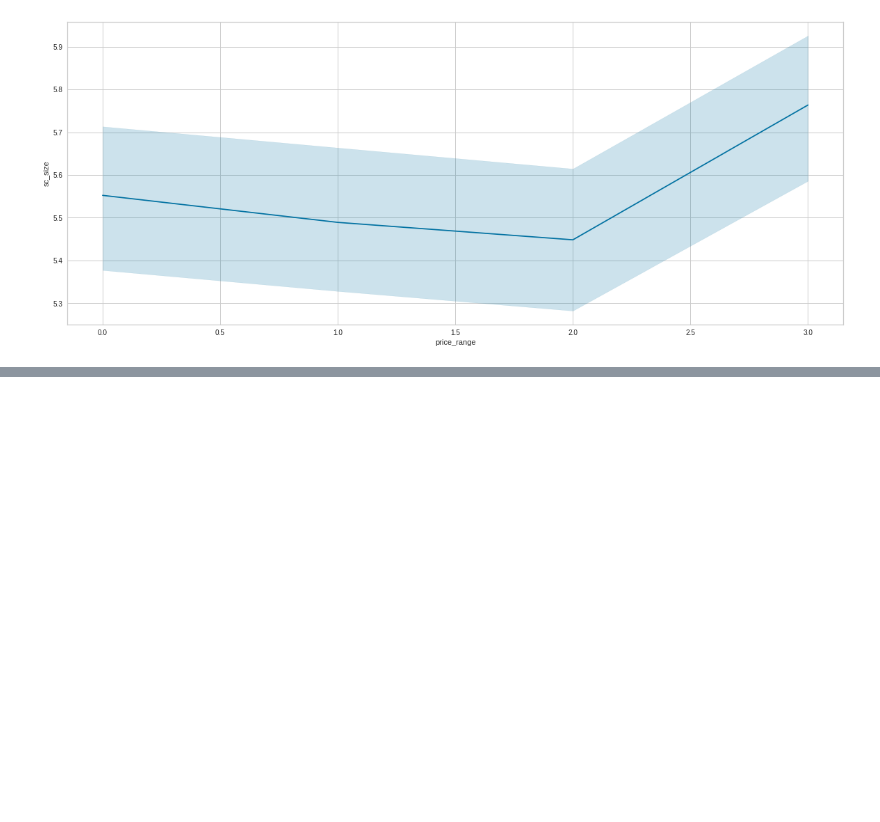
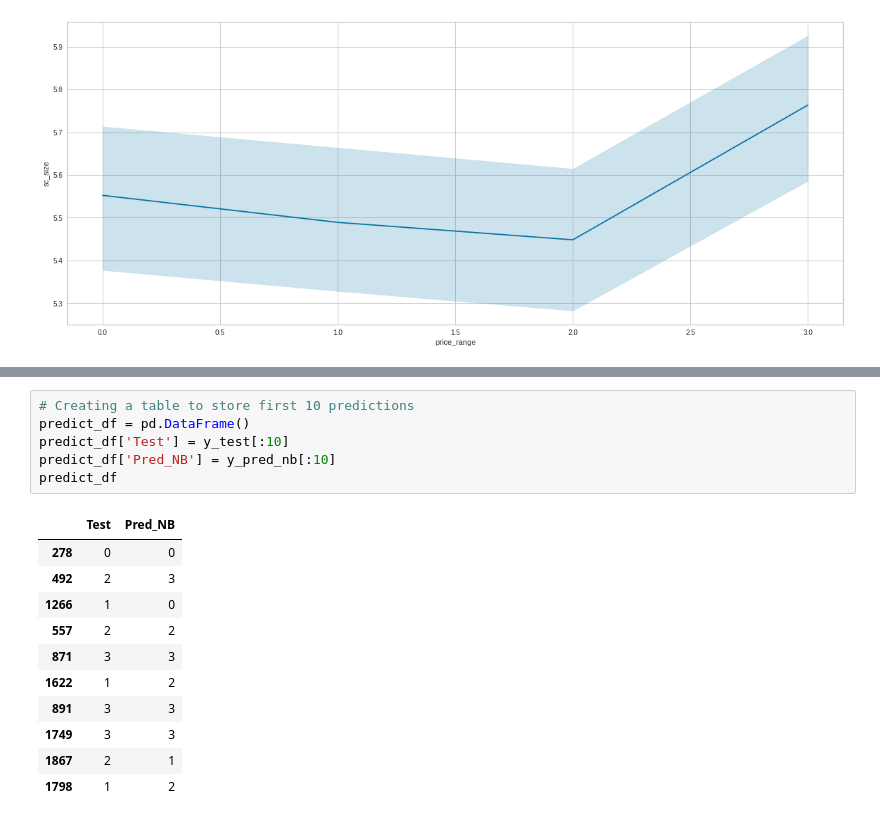
Before and after one commit to palash-21/Mobile-Price-Range-Prediction, a Jupyter notebook: Mobile_Price_Range_Prediction.ipynb, the cells around one changed output, grey strips where cells are left out. Drawn from its saved outputs; the diff is of its cells as text; blank space fills up the shorter version.

```diff
--- a/Mobile_Price_Range_Prediction.ipynb
+++ b/Mobile_Price_Range_Prediction.ipynb
@@ -619,0 +764,18 @@ sns.lineplot(x ='price_range', y ='sc_size', data = mob_df)
+# %%
+# Creating a table to store first 10 predictions
+predict_df = pd.DataFrame()
+predict_df['Test'] = y_test[:10]
+predict_df['Pred_NB'] = y_pred_nb[:10]
+predict_df
+# %% [output]
+|  | Test | Pred_NB |
+| 278 | 0 | 0 |
+| 492 | 2 | 3 |
+| 1266 | 1 | 0 |
+| 557 | 2 | 2 |
+| 871 | 3 | 3 |
+| 1622 | 1 | 2 |
+| 891 | 3 | 3 |
+| 1749 | 3 | 3 |
+| 1867 | 2 | 1 |
+| 1798 | 1 | 2 |
```
Also changed, not shown: parts of 21 cells of this notebook.
